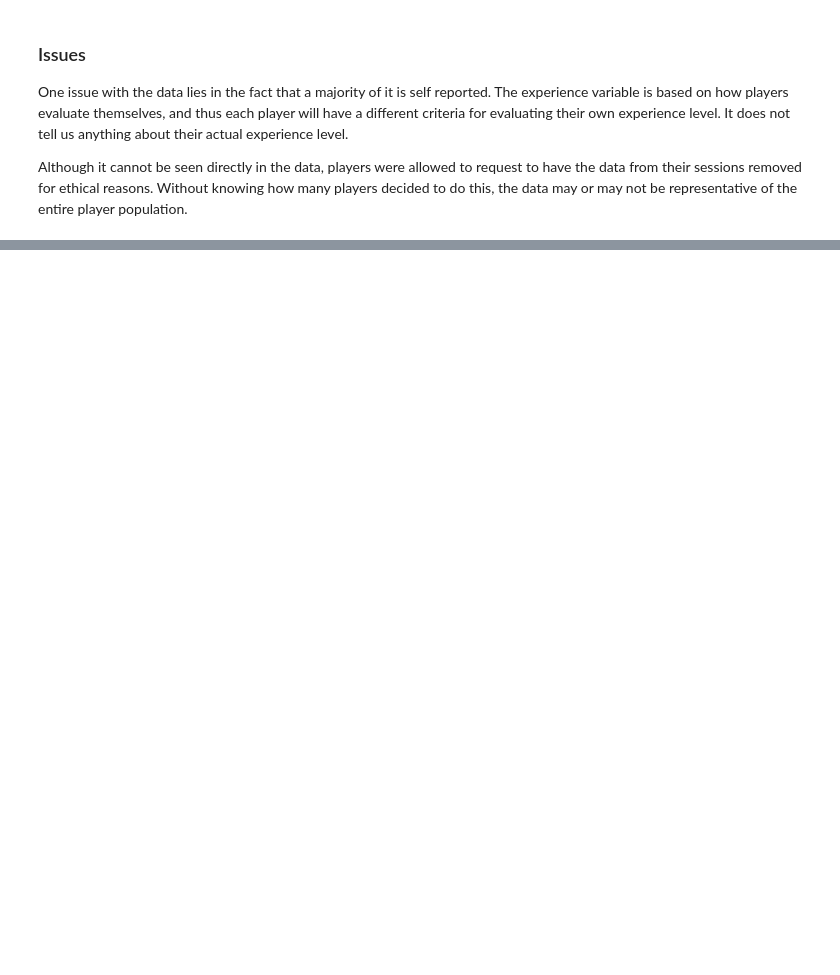
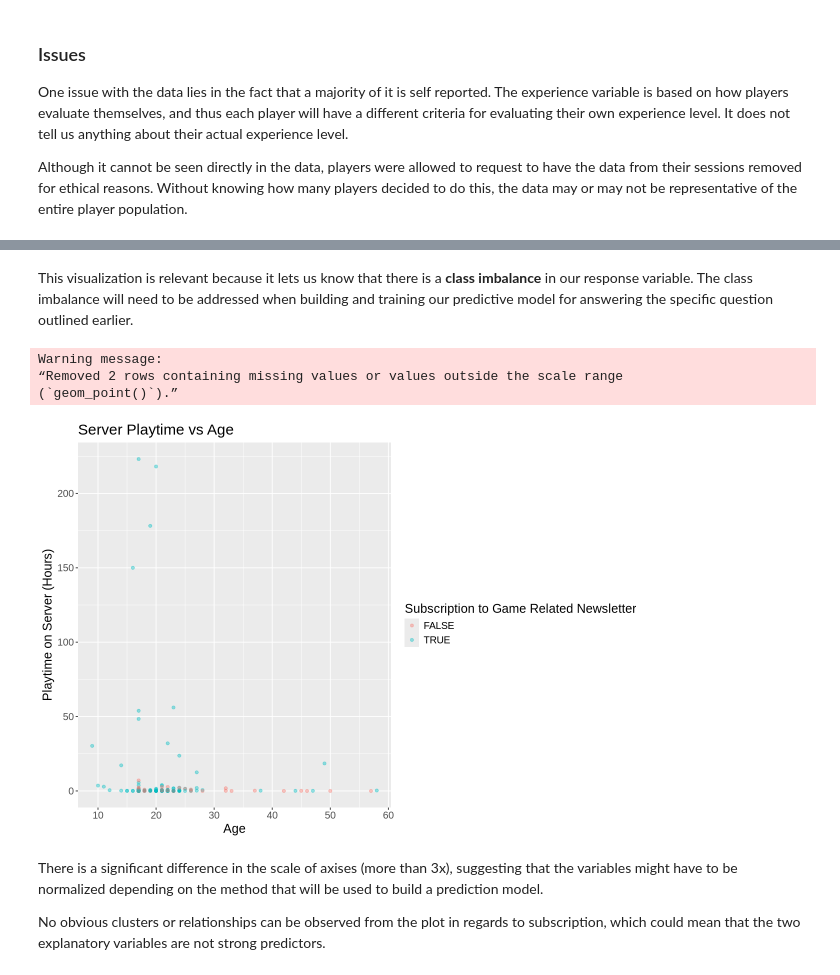
Before and after one commit to JLin4115/DSCIprj-group17-JackyLin, a Jupyter notebook: DSCIprj.ipynb, the cells around one changed output, grey strips where cells are left out. Cells and saved outputs as stored; diff of their text form; code cells hidden in the pictures; blank space fills up the shorter version.

Commit message:
Added exploratory analysis, methods and plan

```diff
--- a/DSCIprj.ipynb
+++ b/DSCIprj.ipynb
@@ -78,0 +118,22 @@ Given that the players.csv file is already in a **tidy** format, no additional w
+# %% [markdown]
+This visualization is relevant because it lets us know that there is a **class imbalance** in our response variable. The class imbalance will need to be addressed when building and training our predictive model for answering the specific question outlined earlier.
+# %%
+options(repr.plot.width = 10, repr.plot.height = 7)
+
+age_vs_hours_plot <- playerdata |>
+    ggplot(aes(x = Age, y = played_hours, color = subscribe)) +
+    geom_point(alpha = 0.4) +
+    labs(x = "Age", y = "Playtime on Server (Hours)", color = "Subscription to Game Related Newsletter") +
+    theme(text = element_text(size = 15)) +
+    ggtitle("Server Playtime vs Age") +
+    scale_fill_brewer(palette = 'Dark2')
+age_vs_hours_plot
+# %% [output]
+Warning message:
+“Removed 2 rows containing missing values or values outside the scale range
+(`geom_point()`).”
+[figure, added]
+# %% [markdown]
+There is a significant difference in the scale of axises (more than 3x), suggesting that the variables might have to be normalized depending on the method that will be used to build a prediction model.
+
+No obvious clusters or relationships can be observed from the plot in regards to subscription, which could mean that the two explanatory variables are not strong predictors.
```
Also changed, not shown: parts of 8 cells of this notebook.
